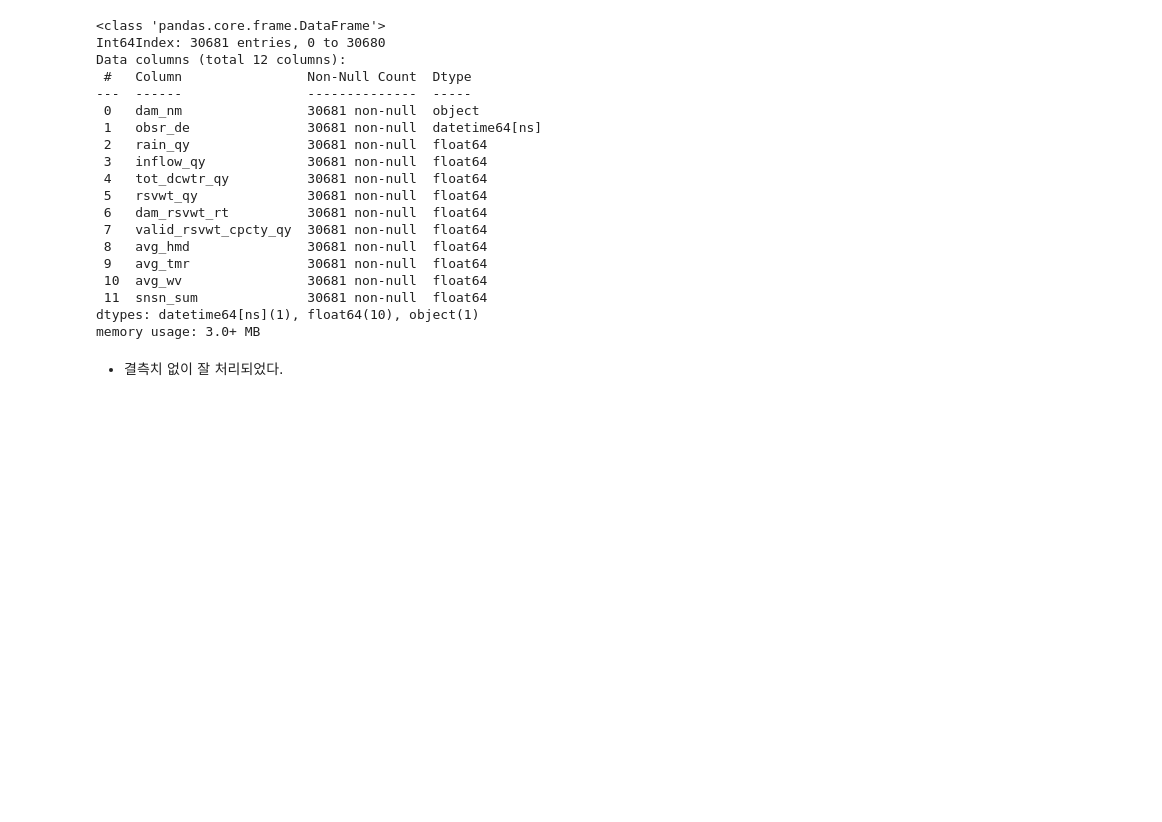
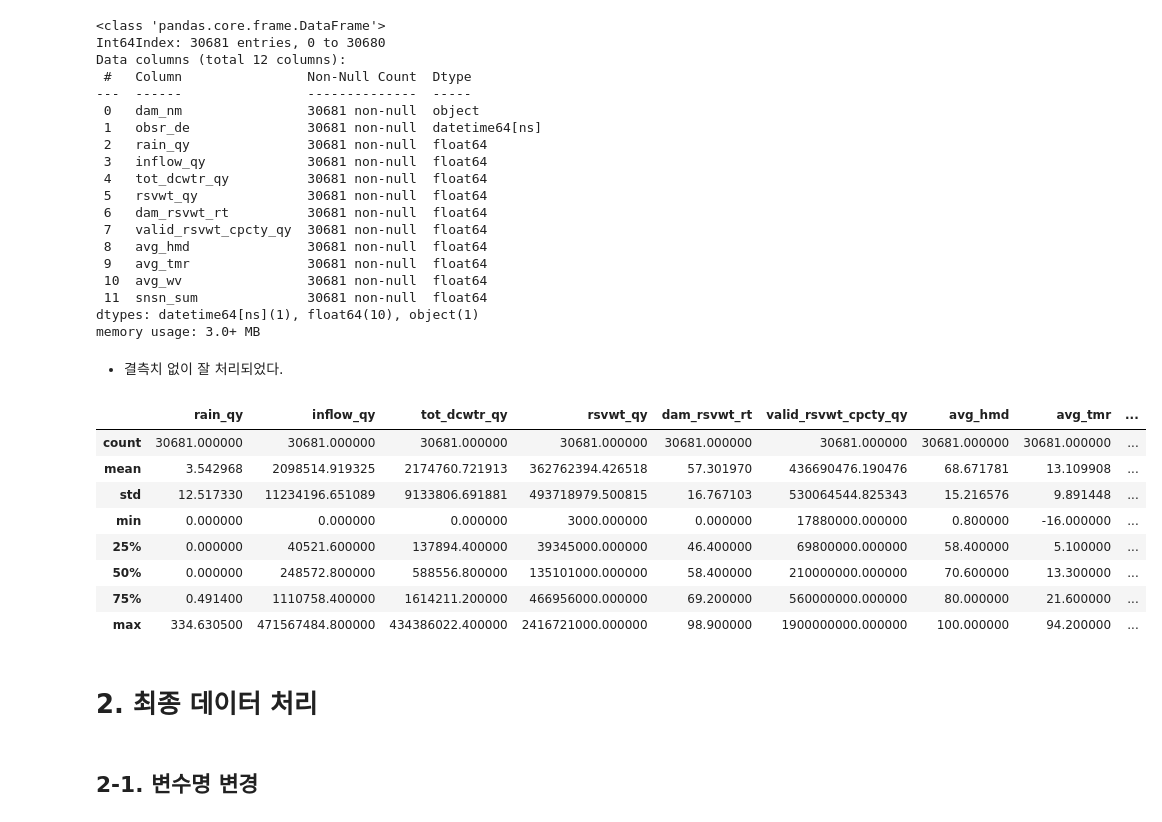
Before and after one commit to chasubeen/KSDC_DB, a Jupyter notebook: data_merge.ipynb, the cells around one changed output. Drawn from its saved outputs; the diff is of its cells as text; code cells hidden in the pictures; blank space fills up the shorter version.

```diff
--- a/data_merge.ipynb
+++ b/data_merge.ipynb
@@ -634,3 +661,19 @@ dtypes: datetime64[ns](1), float64(10), object(1)
 memory usage: 3.0+ MB
 # %% [markdown]
 - 결측치 없이 잘 처리되었다.
+# %%
+df.describe()
+# %% [output]
+|  | rain_qy | inflow_qy | tot_dcwtr_qy | rsvwt_qy | dam_rsvwt_rt | valid_rsvwt_cpcty_qy | avg_hmd | avg_tmr | ... |
+| count | 30681.000000 | 30681.000000 | 30681.000000 | 30681.000000 | 30681.000000 | 30681.000000 | 30681.000000 | 30681.000000 | ... |
+| mean | 3.542968 | 2098514.919325 | 2174760.721913 | 362762394.426518 | 57.301970 | 436690476.190476 | 68.671781 | 13.109908 | ... |
+| std | 12.517330 | 11234196.651089 | 9133806.691881 | 493718979.500815 | 16.767103 | 530064544.825343 | 15.216576 | 9.891448 | ... |
+| min | 0.000000 | 0.000000 | 0.000000 | 3000.000000 | 0.000000 | 17880000.000000 | 0.800000 | -16.000000 | ... |
+| 25% | 0.000000 | 40521.600000 | 137894.400000 | 39345000.000000 | 46.400000 | 69800000.000000 | 58.400000 | 5.100000 | ... |
+| 50% | 0.000000 | 248572.800000 | 588556.800000 | 135101000.000000 | 58.400000 | 210000000.000000 | 70.600000 | 13.300000 | ... |
+| 75% | 0.491400 | 1110758.400000 | 1614211.200000 | 466956000.000000 | 69.200000 | 560000000.000000 | 80.000000 | 21.600000 | ... |
+| max | 334.630500 | 471567484.800000 | 434386022.400000 | 2416721000.000000 | 98.900000 | 1900000000.000000 | 100.000000 | 94.200000 | ... |
+# %% [markdown]
+# **2. 최종 데이터 처리**
+# %% [markdown]
+## **2-1. 변수명 변경**
```
Also changed, not shown: parts of 21 cells of this notebook.
